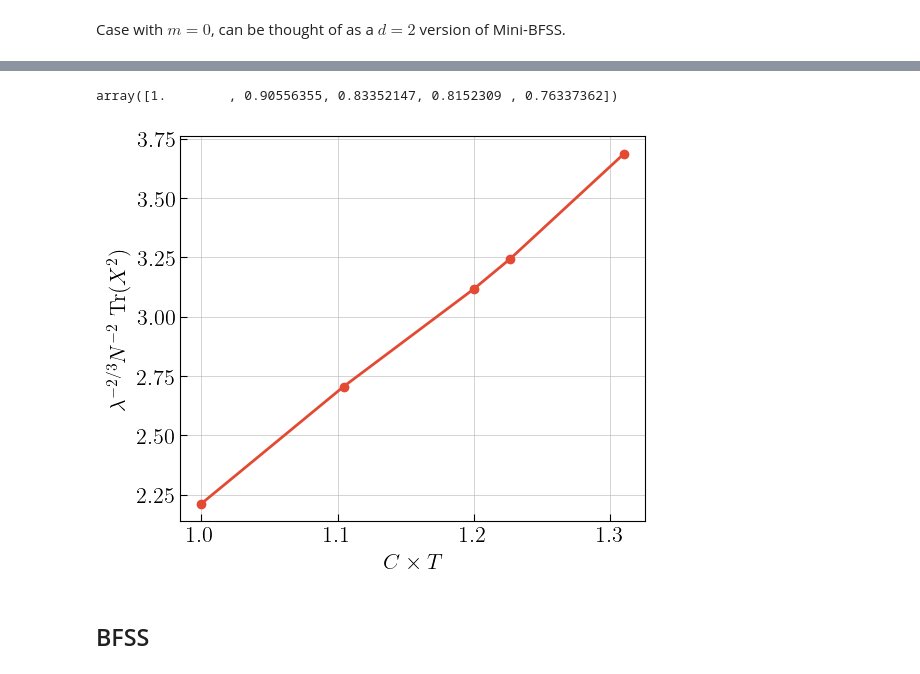
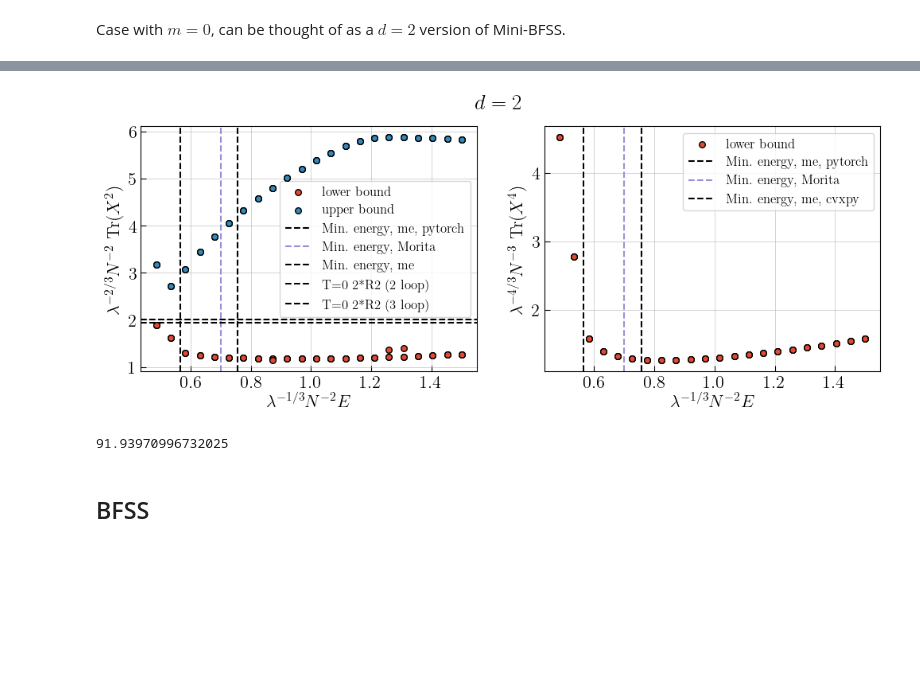
Before and after one commit to gshartnett/bmnsim, a Jupyter notebook: Plotting Notebook.ipynb, the cells around one changed output, grey strips where cells are left out. Saved outputs shown, nothing was run; the diff lists cells and outputs as text; code cells hidden in the pictures; blank space fills up the shorter version.

Commit message:
added pytorch code to notebook

```diff
--- a/Plotting Notebook.ipynb
+++ b/Plotting Notebook.ipynb
@@ -361,18 +469,55 @@ plt.show()
-# %%
-beta = get_beta_from_E_and_F(
-    energy=df_x4["energy"],
-    free_energy=-df_x4["p_2"]/2 + df_x4["neg_commutator_squared"]/4
-    )
-beta
-# %% [output]
-array([1.        , 0.90556355, 0.83352147, 0.8152309 , 0.76337362])
-# %%
-fig, ax = plt.subplots(figsize=(6, 5))
-ax.plot(1/beta, df_x4["x_2"], '-o')
-ax.set_xlabel(r"$C \times T$")
-ax.set_ylabel(r"$\lambda^{-2/3} N^{-2}$ Tr$(X^2)$")
-plt.show()
-# %% [output]
-[figure, removed]
+# %%
+# test that H = K + V, implying that K, V can be correctly extracted
+assert np.allclose(df["energy"], df["p_2"]/2 + df["neg_commutator_squared"]/4)
+
+df["energy"] = np.round(df["energy"], decimals=8)
+df.sort_values("energy", inplace=True)
+# %%
+fig, axes = plt.subplots(1, 2, figsize=(2*6, 4))
+
+ax = axes[0]
+
+operator_to_minimize = "x_2"
+df_tmp = df[(df["operator_to_minimize"] == operator_to_minimize)]
+ax.scatter(df_tmp["energy"], df_tmp[operator_to_minimize], edgecolor='k', zorder=10, s=30, label='lower bound')
+
+operator_to_minimize = "neg_x_2"
+df_tmp = df[(df["operator_to_minimize"] == operator_to_minimize)]
+ax.scatter(df_tmp["energy"], -df_tmp[operator_to_minimize], edgecolor='k', zorder=10, s=30, label='upper bound')
+
+# Reference lines
+ax.axvline(0.5662, linestyle='--', color='k', linewidth=1.5, label='Min. energy, me, pytorch')
+ax.axvline(0.7, linestyle='--', color=colors[2], linewidth=1.5, label='Min. energy, Morita')
+ax.axvline(0.7568, linestyle='--', color='k', linewidth=1.5, label='Min. energy, me')
+ax.axhline(2*Morita_R_squared(d=2, loop=2), linestyle='--', color='k', linewidth=1.5, label='T=0 2*R2 (2 loop)')
+ax.axhline(2*Morita_R_squared(d=2, loop=3), linestyle='--', color='k', linewidth=1.5, label='T=0 2*R2 (3 loop)')
+
+ax.legend(fontsize=12)
+ax.set_xlabel(r"$\lambda^{-1/3} N^{-2} E$")
+ax.set_ylabel(r"$\lambda^{-2/3} N^{-2}$ Tr$(X^2)$")
+
+ax = axes[1]
+operator_to_minimize = "x_4"
+df_tmp = df[(df["operator_to_minimize"] == operator_to_minimize)]
+ax.scatter(df_tmp["energy"], df_tmp[operator_to_minimize], edgecolor='k', zorder=10, s=30, label='lower bound')
+
+ax.axvline(0.5662, linestyle='--', color='k', linewidth=1.5, label='Min. energy, me, pytorch')
+ax.axvline(0.7, linestyle='--', color=colors[2], linewidth=1.5, label='Min. energy, Morita')
+ax.axvline(0.7568, linestyle='--', color='k', linewidth=1.5, label='Min. energy, me, cvxpy')
+
+ax.legend(fontsize=12)
+ax.set_xlabel(r"$\lambda^{-1/3} N^{-2} E$")
+ax.set_ylabel(r"$\lambda^{-4/3} N^{-3}$ Tr$(X^4)$")
+
+plt.suptitle(r"$d=2$")
+plt.show()
+# %% [output]
+[figure, added]
+# %%
+num_processed_per_sec = (219007 - 218905) / (3*60 + 2 - 48)
+sec_per_num_processed = 1/num_processed_per_sec
+sec_per_num_processed * 6046614 / (60 * 60 * 24)
+# %% [output]
+91.93970996732025
 # %% [markdown]
 ## BFSS
```
Also changed, not shown: parts of 24 cells of this notebook, 7 other files.
